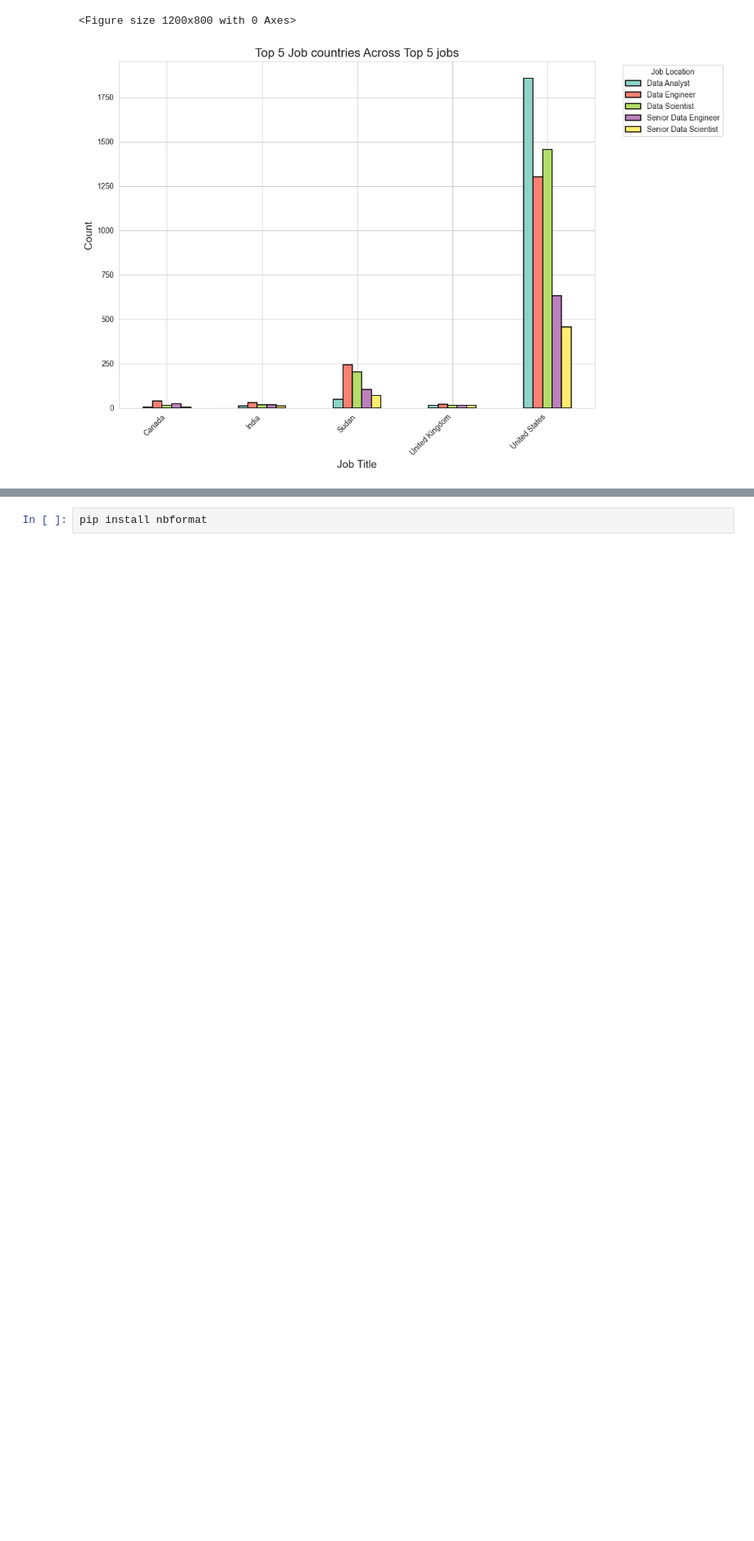
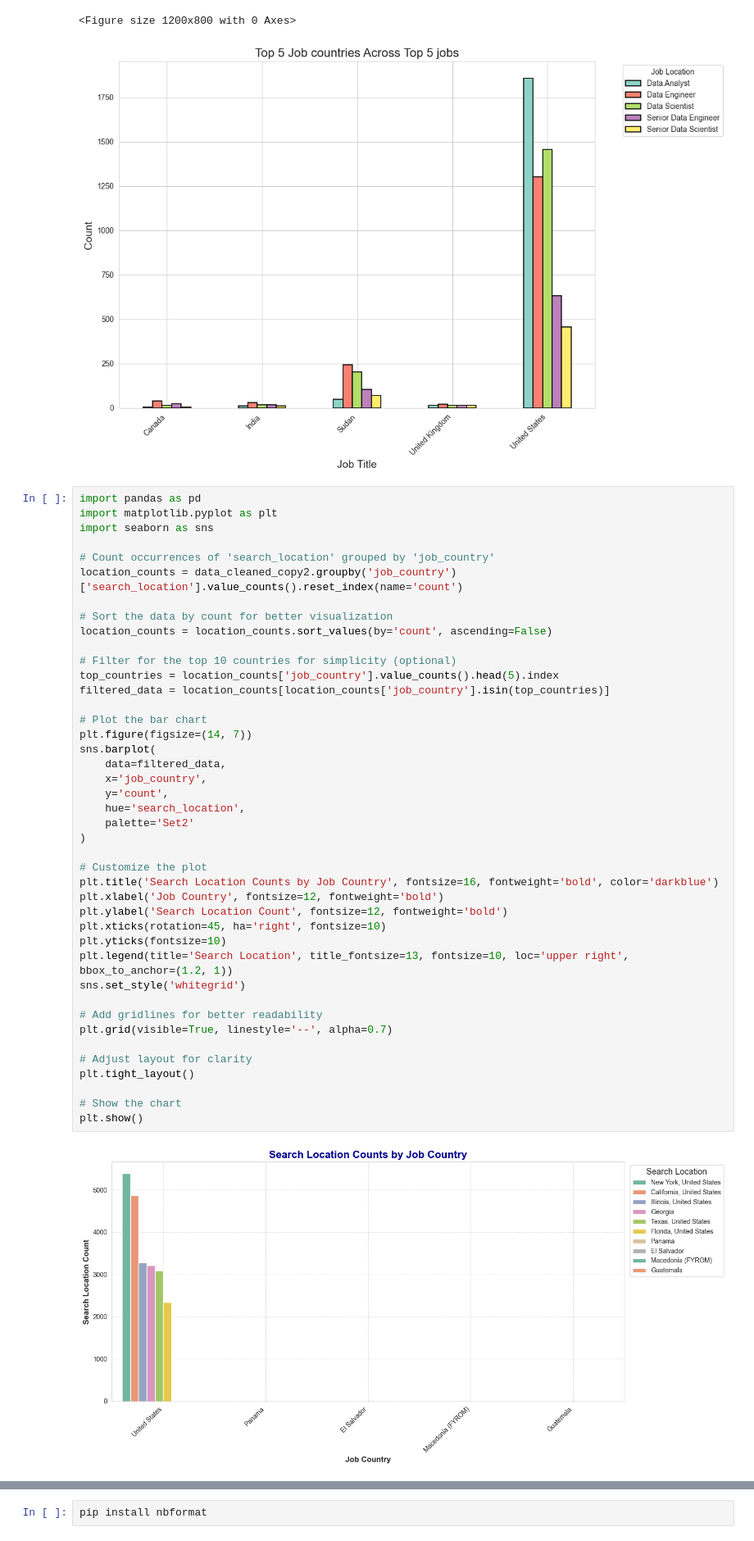
Before and after one commit to Malinda1/data-job-analysis, a Jupyter notebook: data_job_analysis.ipynb, the cells around one changed output, grey strips where cells are left out. Shown at 82% size. Cells and saved outputs as stored; diff of their text form; blank space fills up the shorter version.

Commit message:
create a Bar chart for displaying search location by job country

```diff
--- a/data_job_analysis.ipynb
+++ b/data_job_analysis.ipynb
@@ -646,6 +646,50 @@ plt.show()
 # %% [output]
 <Figure size 1200x800 with 0 Axes>
 [figure]
+# %%
+import pandas as pd
+import matplotlib.pyplot as plt
+import seaborn as sns
+
+# Count occurrences of 'search_location' grouped by 'job_country'
+location_counts = data_cleaned_copy2.groupby('job_country')['search_location'].value_counts().reset_index(name='count')
+
+# Sort the data by count for better visualization
+location_counts = location_counts.sort_values(by='count', ascending=False)
+
+# Filter for the top 10 countries for simplicity (optional)
+top_countries = location_counts['job_country'].value_counts().head(5).index
+filtered_data = location_counts[location_counts['job_country'].isin(top_countries)]
+
+# Plot the bar chart
+plt.figure(figsize=(14, 7))
+sns.barplot(
+    data=filtered_data,
+    x='job_country',
+    y='count',
+    hue='search_location',
+    palette='Set2'
+)
+
+# Customize the plot
+plt.title('Search Location Counts by Job Country', fontsize=16, fontweight='bold', color='darkblue')
+plt.xlabel('Job Country', fontsize=12, fontweight='bold')
+plt.ylabel('Search Location Count', fontsize=12, fontweight='bold')
+plt.xticks(rotation=45, ha='right', fontsize=10)
+plt.yticks(fontsize=10)
+plt.legend(title='Search Location', title_fontsize=13, fontsize=10, loc='upper right', bbox_to_anchor=(1.2, 1))
+sns.set_style('whitegrid')
+
+# Add gridlines for better readability
+plt.grid(visible=True, linestyle='--', alpha=0.7)
+
+# Adjust layout for clarity
+plt.tight_layout()
+
+# Show the chart
+plt.show()
+# %% [output]
+[figure, added]
 # %%
 import pandas as pd
 import plotly.express as px
```
